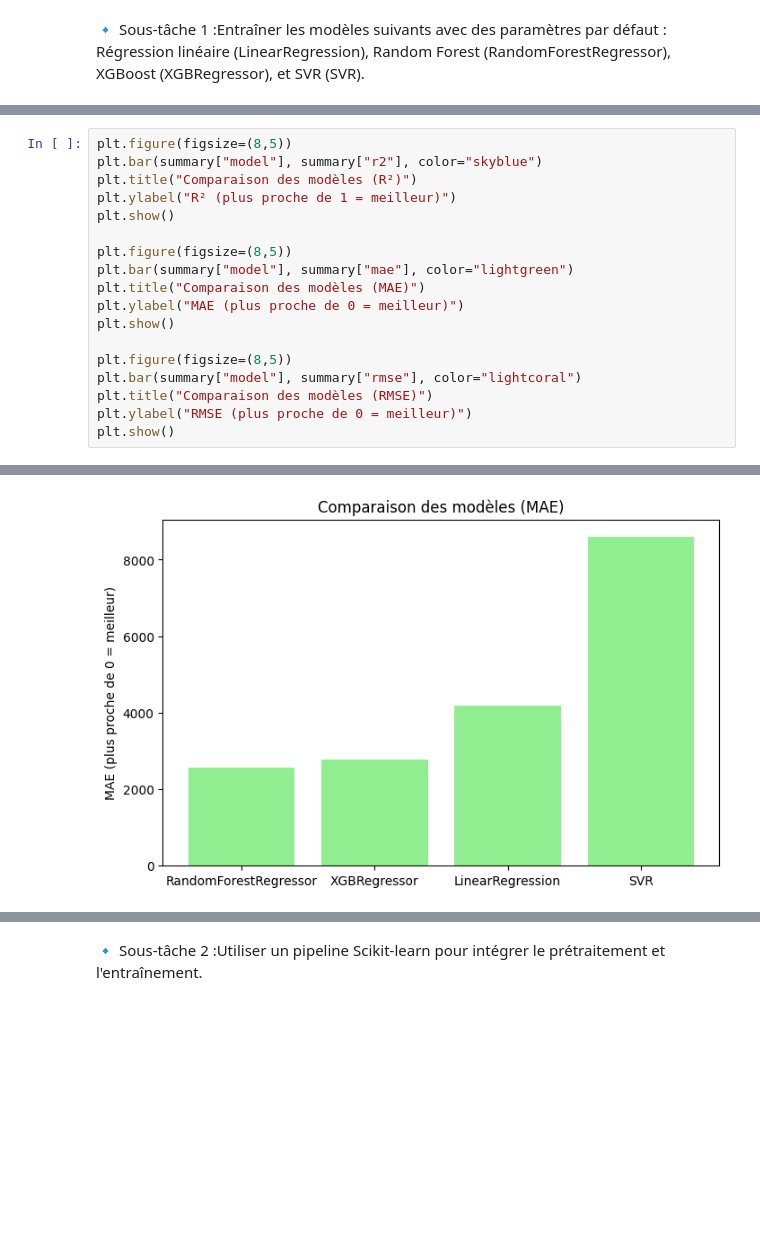
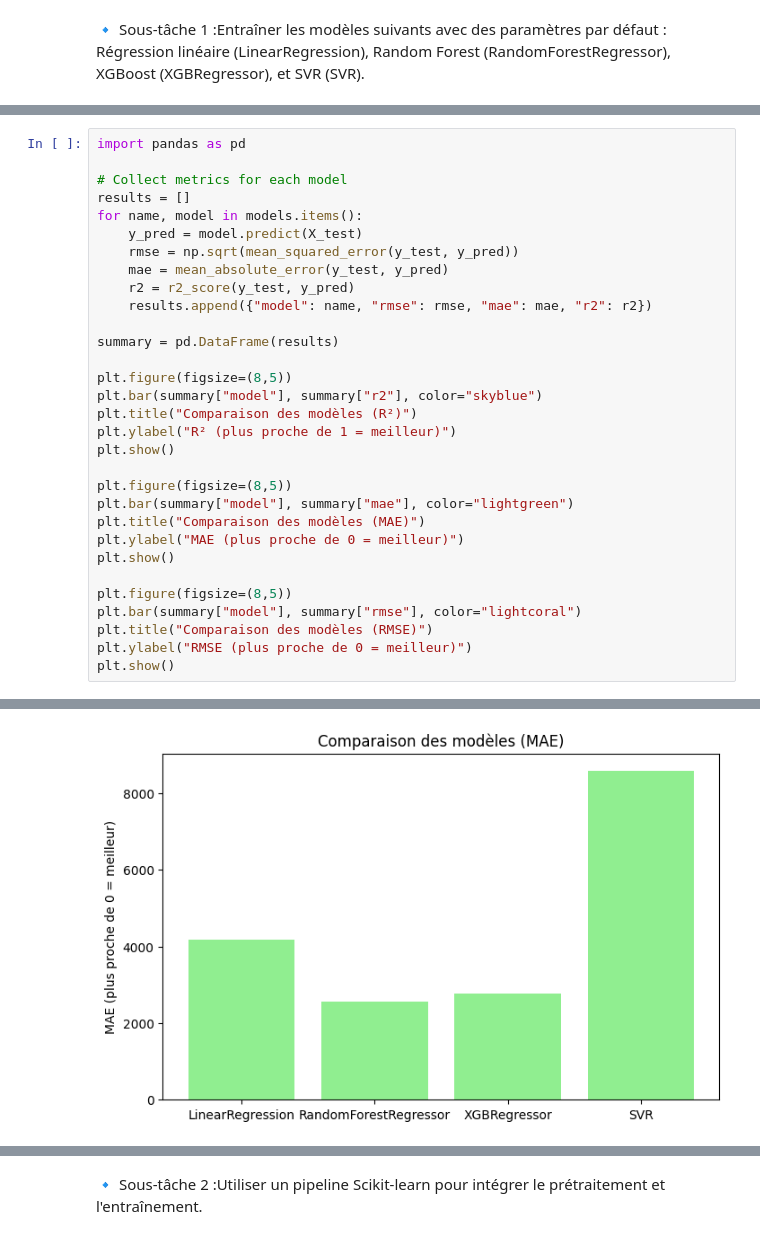
Before and after one commit to BouizmouneSalma/PCDM, a Jupyter notebook: Pcdm.ipynb, the cells around one changed output, grey strips where cells are left out. Cells and saved outputs as stored; diff of their text form; blank space fills up the shorter version.

Commit message:
compareson visuelle avec des graphes

```diff
--- a/Pcdm.ipynb
+++ b/Pcdm.ipynb
@@ -451,6 +451,19 @@ RandomForestRegressor-> RMSE: 4657.23 MAE : 2600.23 R2 : 0.86
 XGBRegressor-> RMSE: 4840.94 MAE : 2765.75 R2 : 0.85
 SVR-> RMSE: 12903.19 MAE : 8596.65 R2 : -0.07
 # %%
+import pandas as pd
+
+# Collect metrics for each model
+results = []
+for name, model in models.items():
+	y_pred = model.predict(X_test)
+	rmse = np.sqrt(mean_squared_error(y_test, y_pred))
+	mae = mean_absolute_error(y_test, y_pred)
+	r2 = r2_score(y_test, y_pred)
+	results.append({"model": name, "rmse": rmse, "mae": mae, "r2": r2})
+
+summary = pd.DataFrame(results)
+
 plt.figure(figsize=(8,5))
 plt.bar(summary["model"], summary["r2"], color="skyblue")
 plt.title("Comparaison des modèles (R²)")
@@ -473 +486 @@ plt.show()
-[figure, old version]
+[figure, new version]
```
Also changed, not shown: parts of 8 cells of this notebook.
